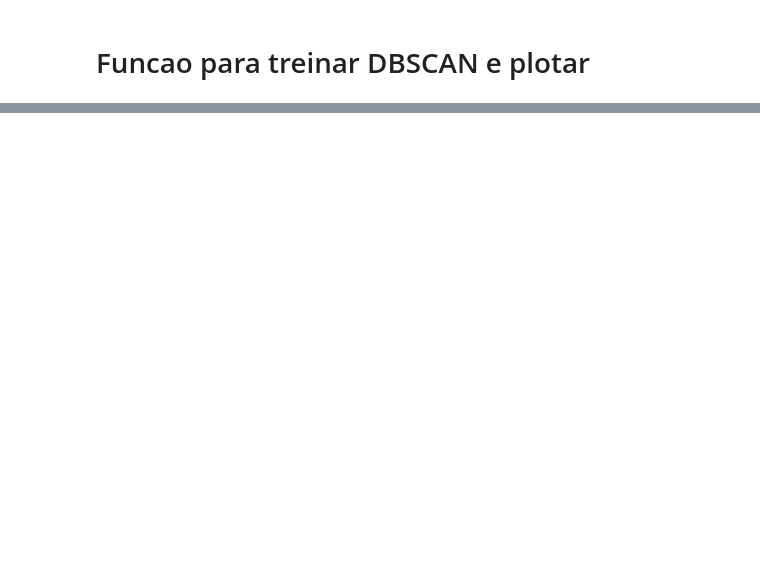
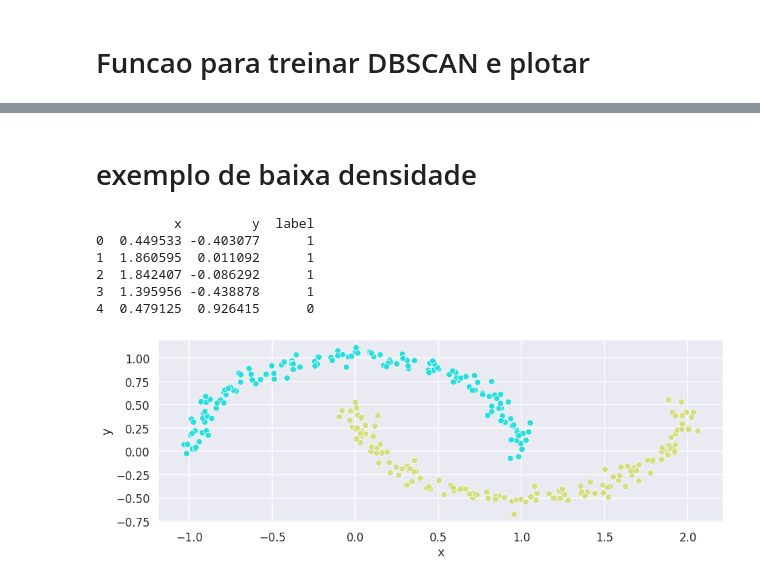
Before and after one commit to leandroleao2k/ImageML, a Jupyter notebook: DBSCAN Cluster.ipynb, the cells around one changed output, grey strips where cells are left out. Drawn from its saved outputs; the diff is of its cells as text; code cells hidden in the pictures; blank space fills up the shorter version.

Commit message:
exemplo com baixa densidade

```diff
--- a/DBSCAN Cluster.ipynb
+++ b/DBSCAN Cluster.ipynb
@@ -94,0 +61,17 @@ AttributeError: ignored
+# %% [markdown]
+# exemplo de baixa densidade
+# %%
+X, y = make_moons(300, noise= 0.05, random_state=33)
+
+df_baixa_densidade = pd.DataFrame(X, columns=['x','y'])
+df_baixa_densidade['label'] = y
+print(df_baixa_densidade.head())
+_ = sns. scatterplot(x='x',y='y', data=df_baixa_densidade, hue='label', palette = 'rainbow', legend =False )
+# %% [output]
+          x         y  label
+0  0.449533 -0.403077      1
+1  1.860595  0.011092      1
+2  1.842407 -0.086292      1
+3  1.395956 -0.438878      1
+4  0.479125  0.926415      0
+[figure, added]
```
Also changed, not shown: parts of 13 cells of this notebook.
